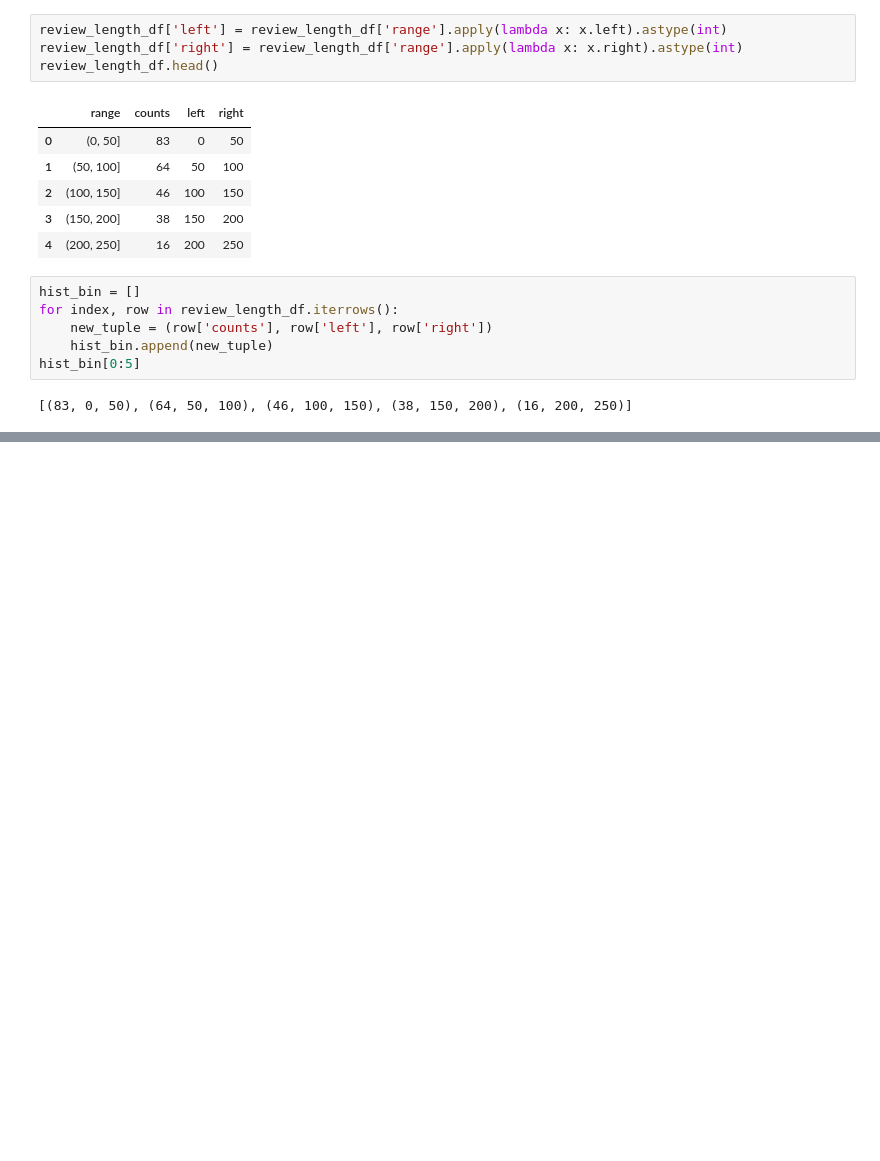
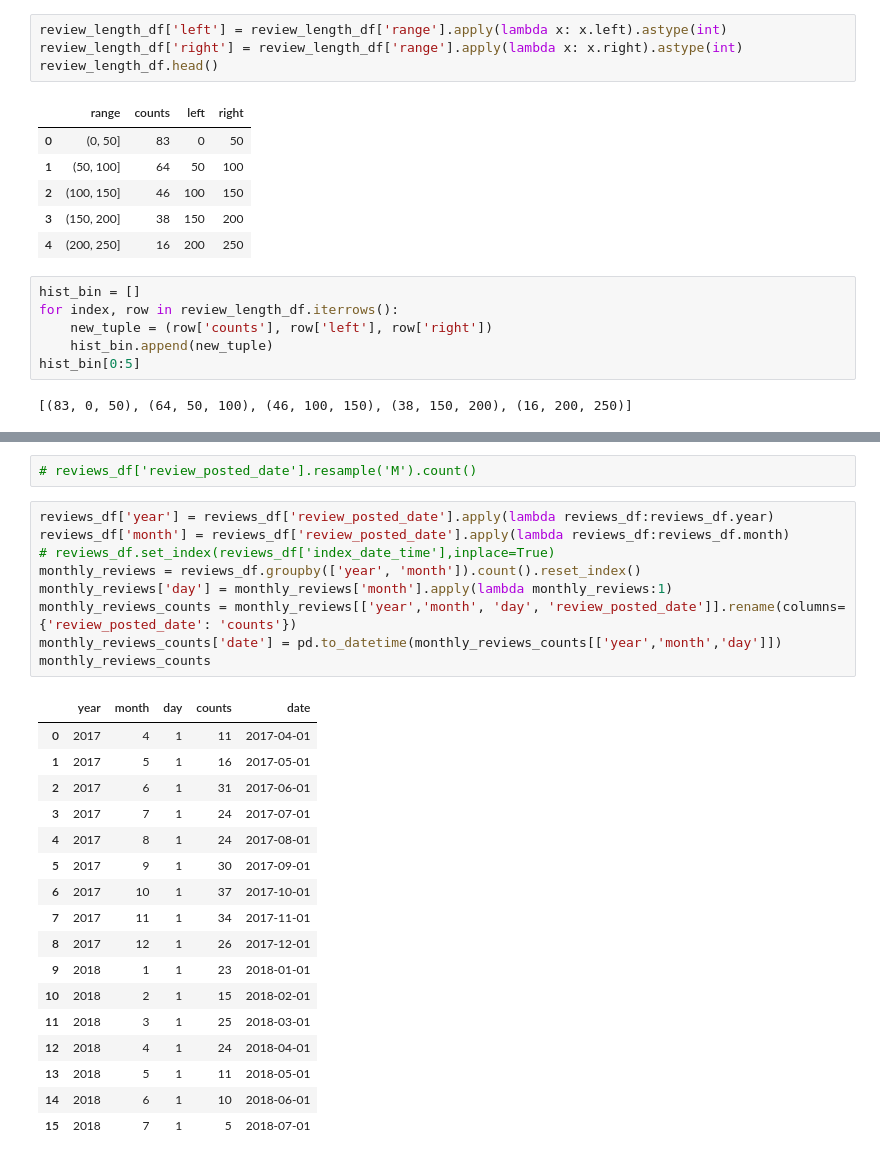
Before and after one commit to guoqi228/amazon_scraping_prototype, a Jupyter notebook: web_scraping_try2.ipynb, the cells around one changed output, grey strips where cells are left out. Saved outputs shown, nothing was run; the diff lists cells and outputs as text; blank space fills up the shorter version.

```diff
--- a/web_scraping_try2.ipynb
+++ b/web_scraping_try2.ipynb
@@ -266,0 +359,29 @@ HTML(html_pygal.format(pygal_render=review_length_hist.render()))
+# %%
+# reviews_df['review_posted_date'].resample('M').count()
+# %%
+reviews_df['year'] = reviews_df['review_posted_date'].apply(lambda reviews_df:reviews_df.year)
+reviews_df['month'] = reviews_df['review_posted_date'].apply(lambda reviews_df:reviews_df.month)
+# reviews_df.set_index(reviews_df['index_date_time'],inplace=True)
+monthly_reviews = reviews_df.groupby(['year', 'month']).count().reset_index()
+monthly_reviews['day'] = monthly_reviews['month'].apply(lambda monthly_reviews:1)
+monthly_reviews_counts = monthly_reviews[['year','month', 'day', 'review_posted_date']].rename(columns={'review_posted_date': 'counts'})
+monthly_reviews_counts['date'] = pd.to_datetime(monthly_reviews_counts[['year','month','day']])
+monthly_reviews_counts
+# %% [output]
+|  | year | month | day | counts | date |
+| 0 | 2017 | 4 | 1 | 11 | 2017-04-01 |
+| 1 | 2017 | 5 | 1 | 16 | 2017-05-01 |
+| 2 | 2017 | 6 | 1 | 31 | 2017-06-01 |
+| 3 | 2017 | 7 | 1 | 24 | 2017-07-01 |
+| 4 | 2017 | 8 | 1 | 24 | 2017-08-01 |
+| 5 | 2017 | 9 | 1 | 30 | 2017-09-01 |
+| 6 | 2017 | 10 | 1 | 37 | 2017-10-01 |
+| 7 | 2017 | 11 | 1 | 34 | 2017-11-01 |
+| 8 | 2017 | 12 | 1 | 26 | 2017-12-01 |
+| 9 | 2018 | 1 | 1 | 23 | 2018-01-01 |
+| 10 | 2018 | 2 | 1 | 15 | 2018-02-01 |
+| 11 | 2018 | 3 | 1 | 25 | 2018-03-01 |
+| 12 | 2018 | 4 | 1 | 24 | 2018-04-01 |
+| 13 | 2018 | 5 | 1 | 11 | 2018-05-01 |
+| 14 | 2018 | 6 | 1 | 10 | 2018-06-01 |
+| 15 | 2018 | 7 | 1 | 5 | 2018-07-01 |
```
Also changed, not shown: parts of 16 cells of this notebook.
